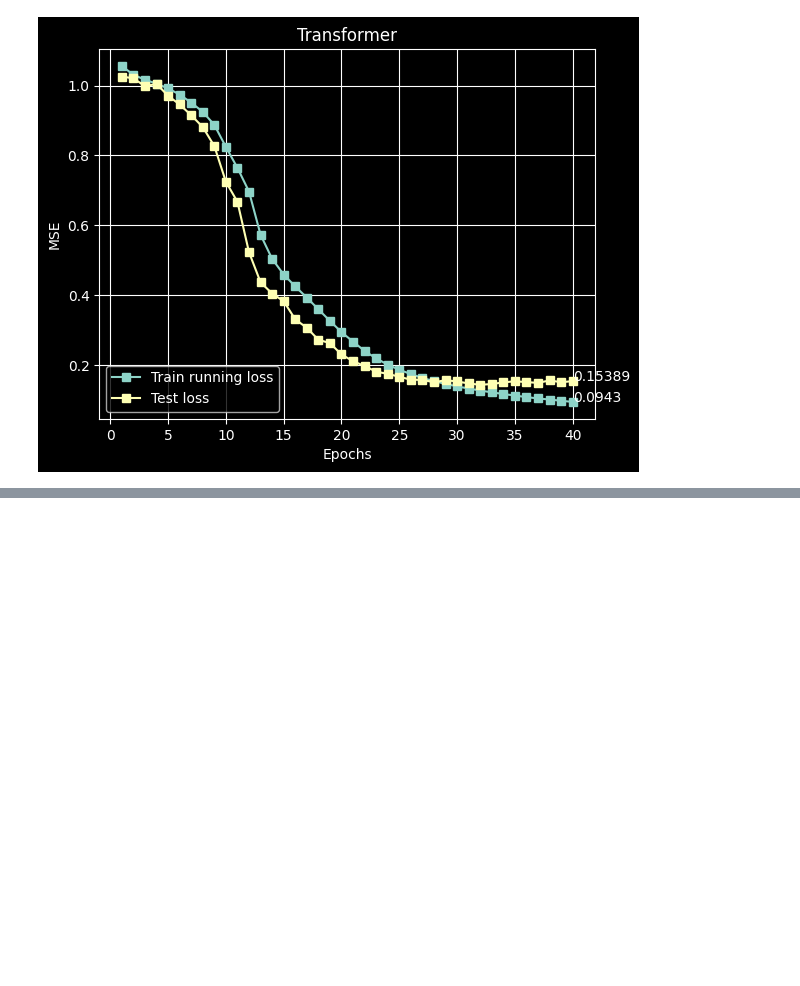
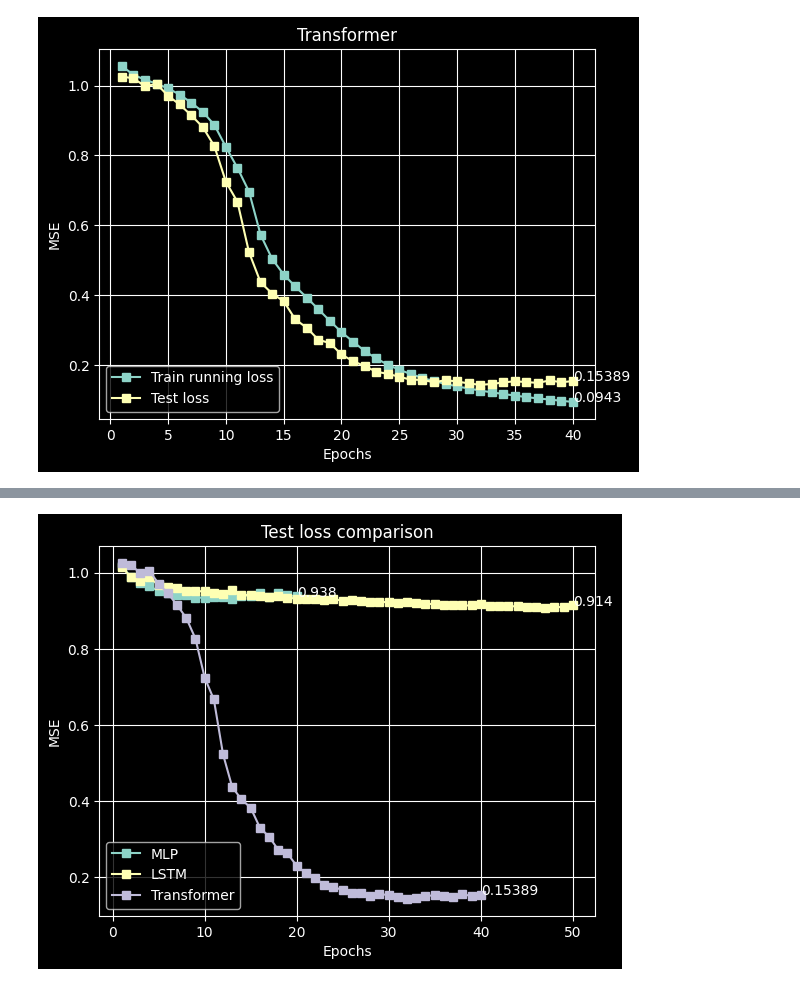
Before and after one commit to ScierKnave/dna_aptamers_modelling, a Jupyter notebook: src/results/plots.ipynb, the cells around one changed output, grey strips where cells are left out. Saved outputs shown, nothing was run; the diff lists cells and outputs as text; code cells hidden in the pictures; blank space fills up the shorter version.

```diff
--- a/src/results/plots.ipynb
+++ b/src/results/plots.ipynb
@@ -25,0 +70,27 @@ plt.show()
+# %%
+fig, ax = plt.subplots()
+plt.title("Test loss comparison")
+plt.xlabel("Epochs")
+plt.ylabel("MSE")
+plt.grid(True)
+
+# MLP test loss through epochs
+y1 = [1.018, 0.988, 0.972, 0.964, 0.952, 0.946, 0.942, 0.941, 0.934, 0.935, 0.936, 0.937, 0.931, 0.940, 0.940, 0.946, 0.936, 0.946, 0.941, 0.938]
+x1 = range(1, len(y1)+1)
+# LSTM test loss through epochs
+y2 =  [1.015, 0.988, 0.979, 0.988, 0.967, 0.962, 0.959, 0.953, 0.952, 0.951, 0.948, 0.945, 0.956, 0.942, 0.941, 0.938, 0.937, 0.938, 0.935, 0.932, 0.932, 0.931, 0.929, 0.930, 0.927, 0.928, 0.925, 0.924, 0.923, 0.923, 0.921, 0.922, 0.921, 0.917, 0.919, 0.915, 0.914, 0.914, 0.914, 0.917, 0.912, 0.912, 0.912, 0.912, 0.910, 0.911, 0.907, 0.911, 0.909, 0.914]
+x2 = range(1, len(y2)+1)
+# Transformer test loss through epochs
+y3 = [1.02584, 1.02113, 0.99846, 1.00494, 0.97102, 0.94599, 0.91527, 0.88143, 0.82701, 0.72478, 0.6673, 0.52301, 0.43675, 0.40473, 0.38269, 0.33079, 0.30652, 0.27225, 0.26275, 0.2301, 0.21104, 0.19692, 0.18105, 0.17461, 0.16649, 0.15781, 0.15753, 0.15046, 0.1566, 0.15292, 0.14717, 0.14325, 0.14559, 0.15014, 0.15348, 0.15103, 0.14878, 0.15591, 0.15073, 0.15389]
+x3 = range(1, len(y3)+1)
+plt.plot(x1, y1, marker='s', label="MLP")
+plt.plot(x2, y2, marker='s', label="LSTM")
+plt.plot(x3, y3, marker='s', label="Transformer")
+plt.legend(loc = "lower left")
+ax.text(x1[-1], y1[-1], y1[-1], fontdict=None)
+ax.text(x2[-1], y2[-1], y2[-1], fontdict=None)
+ax.text(x3[-1], y3[-1], y3[-1], fontdict=None)
+
+plt.show()
+# %% [output]
+[figure, added]
```
Also changed, not shown: parts of 2 cells of this notebook.
